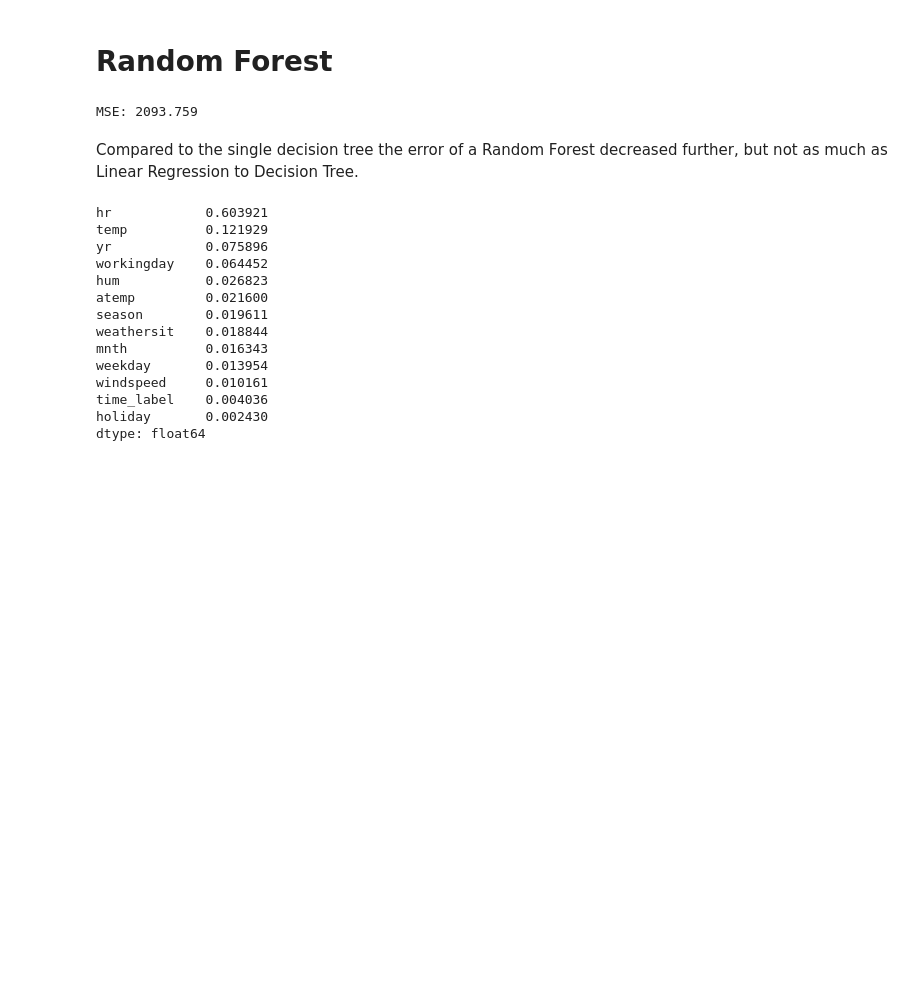
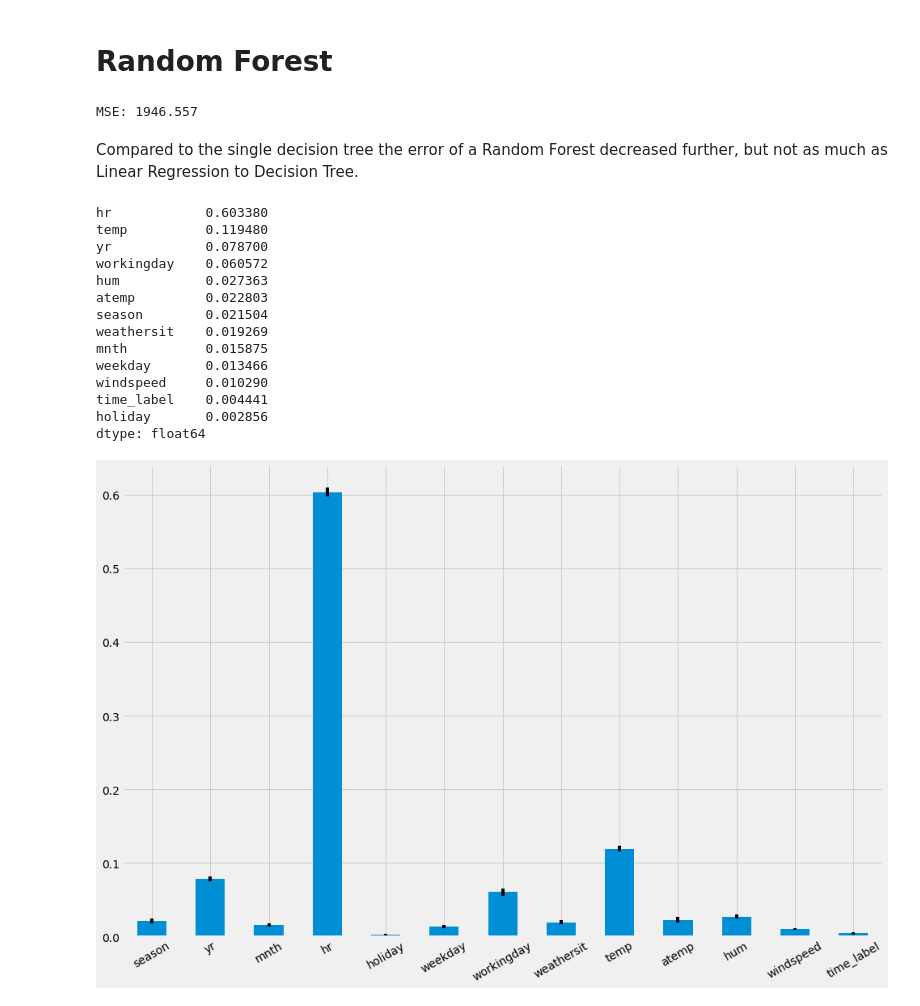
Before and after one commit to chouwwa/Predicting-Bicycle-Rentals, a Jupyter notebook: Predicting Bicycle Rentals.ipynb, the cells around one changed output. Cells and saved outputs as stored; diff of their text form; code cells hidden in the pictures; blank space fills up the shorter version.

```diff
--- a/Predicting Bicycle Rentals.ipynb
+++ b/Predicting Bicycle Rentals.ipynb
@@ -258,28 +261,37 @@ The error of a decision tree for this data shows a substantial improvement in pr
 # %% [markdown]
 # Random Forest
 # %%
-rfr = RandomForestRegressor(n_jobs=10, n_estimators=50)
+rfr = RandomForestRegressor(n_jobs=10, n_estimators=100)
 results = fit_predict_mse(rfr, features, True)
-# rfr.estimators_
 # %% [output]
-MSE: 2093.759
+MSE: 1946.557
 # %% [markdown]
 Compared to the single decision tree the error of a Random Forest decreased further, but not as much as Linear Regression to Decision Tree.
 # %%
 importances = pd.Series(rfr.feature_importances_, index=rfr.feature_names_in_)
+std = pd.Series(np.array([tree.feature_importances_ for tree in rfr.estimators_]).std(axis=0),
+index=rfr.feature_names_in_
+)
 importances.sort_values(ascending=False)
 # %% [output]
-hr            0.603921
-temp          0.121929
-yr            0.075896
-workingday    0.064452
-hum           0.026823
-atemp         0.021600
-season        0.019611
-weathersit    0.018844
-mnth          0.016343
-weekday       0.013954
-windspeed     0.010161
-time_label    0.004036
-holiday       0.002430
+hr            0.603380
+temp          0.119480
+yr            0.078700
+workingday    0.060572
+hum           0.027363
+atemp         0.022803
+season        0.021504
+weathersit    0.019269
+mnth          0.015875
+weekday       0.013466
+windspeed     0.010290
+time_label    0.004441
+holiday       0.002856
 dtype: float64
+# %%
+fig, ax = plt.subplots(figsize=(15,10))
+importances.plot.bar(yerr=std, ax=ax, rot=30)
+
+plt.show()
+# %% [output]
+[figure, added]
```
Also changed, not shown: parts of 19 cells of this notebook, 6 other files.
